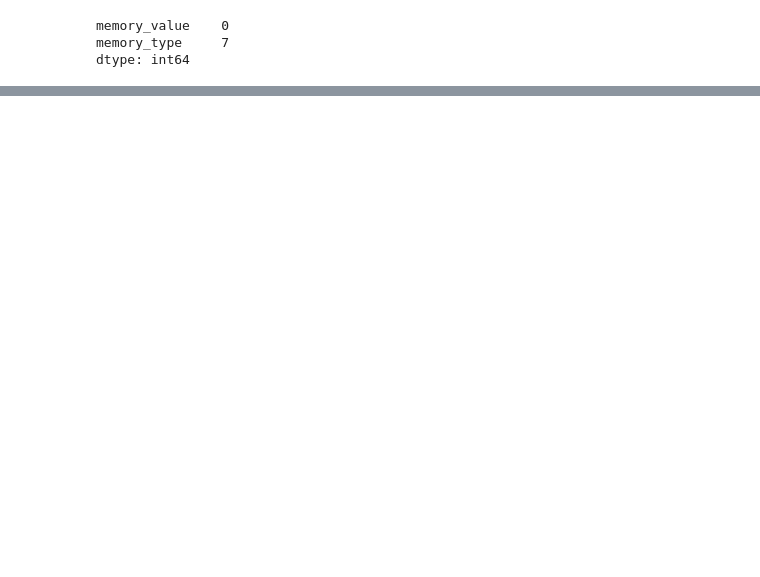
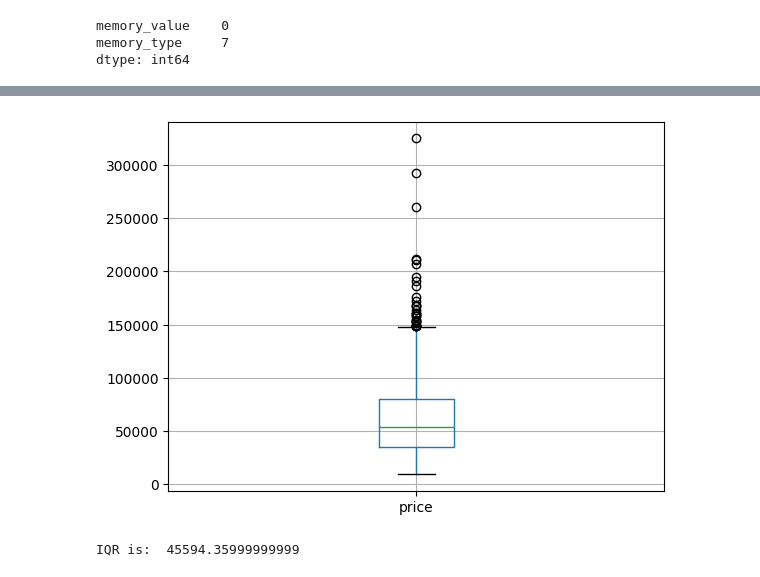
Before and after one commit to khoulaCode/DataScience-Brain-Bytes, a Jupyter notebook: Team_members/from_osama/uncleaned_laptop_price.ipynb, the cells around one changed output, grey strips where cells are left out. Saved outputs shown, nothing was run; the diff lists cells and outputs as text; code cells hidden in the pictures; blank space fills up the shorter version.

```diff
--- a/Team_members/from_osama/uncleaned_laptop_price.ipynb
+++ b/Team_members/from_osama/uncleaned_laptop_price.ipynb
@@ -684,2 +634,23 @@ df_v4.drop('memory', axis = 1)
 # %%
 df_v4.to_excel('Final.xlsx', index = True)
+# %%
+df_v4 = df_v4.astype({
+    'company' : 'object',
+    'typename' : 'object',
+    'inches' : 'float',
+    'screenresolution' : 'object',
+    'gpu' : 'object',
+    'opsys' : 'object',
+    'price' : 'float',
+    'weight_value' : 'float',
+    'weight_unit' : 'object',
+    'resolution' : 'object',
+    'touchscreen' : 'bool',
+    'cpu_brand' : 'object',
+    'cpu_series' : 'object',
+    'cpu_speed_ghz' : 'float',
+    'ram_value' : 'int',
+    'ram_unit' : 'object',
+    'memory_value' : 'int',
+    'memory_type' : 'object'
+})
@@ -685,0 +677,13 @@ df_v4.to_excel('Final.xlsx', index = True)
+# %%
+df_v4.boxplot('price')
+plt.show()
+# %% [output]
+[figure, added]
+# %%
+q1 = df_v4['price'].quantile(0.25)
+q3= df_v4['price'].quantile(0.75)
+iqr = q3 - q1
+print ("IQR is: ", iqr)
+df_v5 = df_v4[(df_v4['price'] >= q1 - 1.5 * iqr) & (df_v4['price'] <= q3 + 1.5 * iqr)]
+# %% [output]
+IQR is:  45594.35999999999
```
Also changed, not shown: parts of 22 cells of this notebook.
